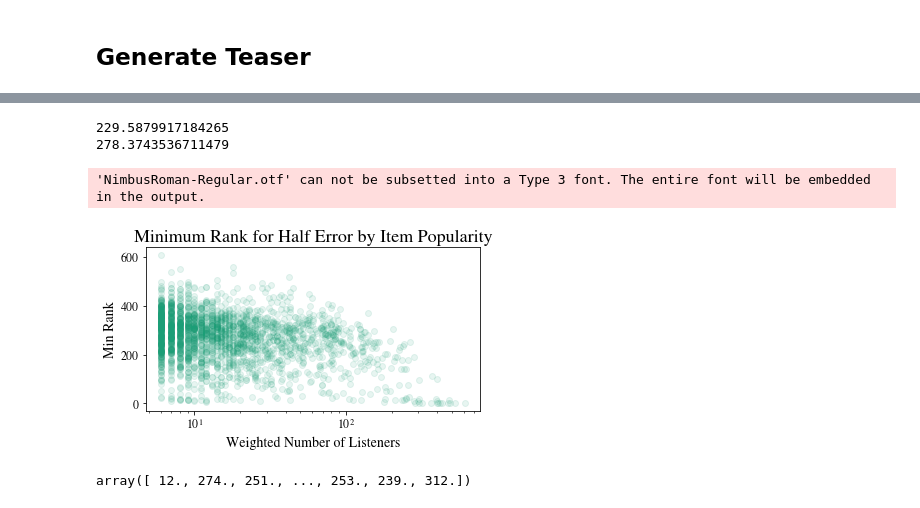
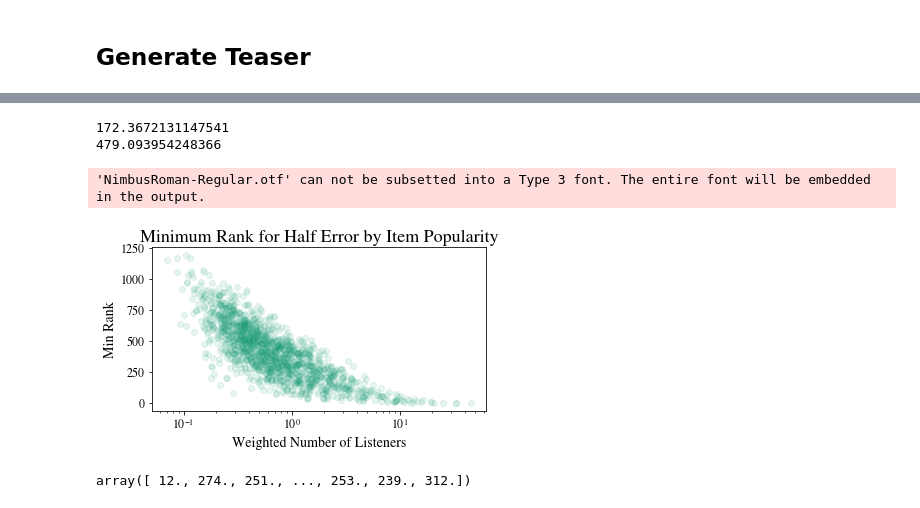
Before and after one commit to dliu18/fair-cf, a Jupyter notebook: Teaser.ipynb, the cells around one changed output, grey strips where cells are left out. Drawn from its saved outputs; the diff is of its cells as text; code cells hidden in the pictures.

```diff
--- a/Teaser.ipynb
+++ b/Teaser.ipynb
@@ -100,7 +42,7 @@ R.shape
 # %%
 def get_lastfm():
-    lastfm_obj = lastfm.lastfm(data_dir = "data/lastfm/")
-    P = lastfm_obj.filter(min_users = 5, min_ratings = 0)
+    lastfm_obj = lastfm(data_dir = "data/lastfm/")
+    P = lastfm_obj.filter(min_users = 10, min_ratings = 10)
 
     P = np.linalg.inv(np.diag(np.sum(P, axis=1))) @ P
     assert np.allclose(np.sum(P, axis=1), np.ones(len(P)))
@@ -168,7 +79,7 @@ SMALL_SIZE = 12
 MEDIUM_SIZE = 18
 BIGGER_SIZE = 18
 
-interval_start_idxs = [1, 50, 100, 150, 200, 250]
+interval_start_idxs = [1, 50, 100, 250, 500, 750, 1000, 1250]
 interval_gap = 10
 
 U, S, Vh = svd(P, full_matrices=False)
@@ -185,13 +96,15 @@ plt.rc('figure', titlesize=BIGGER_SIZE)  # fontsize of the figure title
 ncols = len(interval_start_idxs)
 fig, ax = plt.subplots(figsize = (10, 7))
 
-# err = []
-# for r in np.arange(0, P.shape[1]):
-#     P_pred = P @ Vh[:r].T @ Vh[:r]
-# #     P_pred = P @  proj_matrices_max_pred[r]
-#     err.append(np.linalg.norm(P - P_pred)**2)
+err = []
+proj_mtx = np.zeros((d, d))
+for r in np.arange(0, P.shape[1]+1):
+    if r > 0:
+        proj_mtx += np.outer(Vh[r-1], Vh[r-1])
+    P_pred = P @ proj_mtx
+    err.append(np.linalg.norm(P - P_pred)**2)
 
-# ax.plot(err / np.linalg.norm(P)**2, label = "Global", linewidth = 3, c = colors[-1], linestyle = "--")
+ax.plot(err / np.linalg.norm(P)**2, label = "Global", linewidth = 3, c = colors[-1], linestyle = "--")
 
 for idx, interval_start_idx in enumerate(interval_start_idxs):
     artist_idx = -1
@@ -217,7 +130,7 @@ for idx, interval_start_idx in enumerate(interval_start_idxs):
 
     err = []
     P_pred = np.zeros(P.shape)
-    for r in tqdm(np.arange(0, 300)):
+    for r in tqdm(np.arange(0, d)):
         P_pred += np.outer(P @ Vh[r], Vh[r])
 #         P_pred = P @ proj_matrices_max_pred[r]
         err.append(np.linalg.norm(P[:, artist_idx] - P_pred[:, artist_idx])**2)
@@ -231,5 +144,5 @@ ax.set_xlabel("Rank r")
 ax.set_ylabel("Normalized Item Error")
 ax.set_title("Salience of Trailing Principal Components for Select Artists")
 ax.legend()
-# plt.savefig("figs/salience_of_trailing_components.pdf", bbox_inches = "tight")
+plt.savefig(f"figs/salience_of_trailing_components_{is_binary}_{is_normalized}.pdf", bbox_inches = "tight")
 # %% [output]
@@ -296,46 +196,45 @@ plt.rc('axes', labelsize=14)    # fontsize of the x and y labels
 # plt.rc('font', fontsize=18)    # fontsize of the x and y labels
 
 fig, ax = plt.subplots(figsize = (6, 3))
 ax.set_xscale("log")
 ax.set_xlabel("Weighted Number of Listeners")
 ax.set_ylabel("Min Rank")
 ax.set_title("Minimum Rank for Half Error by Item Popularity")
 
 U, S, Vh = np.linalg.svd(P, full_matrices = False)
 # err = P - P_pred
 # err_normalized = np.linalg.norm(err, axis = 0) / np.linalg.norm(P, axis = 0)
-# min_ranks_for_half_accuracy = np.zeros(P.shape[1])
-# P_pred = np.zeros(P.shape)
-# max_r = min(P.shape)
-# for r in tqdm(range(max_r)):
-#     P_pred += np.outer(P @ Vh[r], Vh[r])
-#     for j in range(P.shape[1]):
-#         norm_err = np.linalg.norm(P[:, j] - P_pred[:, j])**2 / np.linalg.norm(P[:, j])**2
-#         if min_ranks_for_half_accuracy[j] == 0 and norm_err < 0.5:
-#             min_ranks_for_half_accuracy[j] = r
+min_ranks_for_half_accuracy = np.zeros(P.shape[1])
+P_pred = np.zeros(P.shape)
+for r in tqdm(range(1, d+1)):
+    P_pred += np.outer(P @ Vh[r-1], Vh[r-1])
+    for j in range(P.shape[1]):
+        norm_err = np.linalg.norm(P[:, j] - P_pred[:, j])**2 / np.linalg.norm(P[:, j])**2
+        if min_ranks_for_half_accuracy[j] == 0 and norm_err <= 0.5:
+            min_ranks_for_half_accuracy[j] = r
 
-popularities = np.sum(P_binary, axis = 0)
+popularities = np.sum(P, axis = 0)
 ax.scatter(x = popularities, y = min_ranks_for_half_accuracy, c = colors[0], alpha = 0.1, label = "Vanilla")
 
 # P_pred = P @ proj_matrices_max_pred[r]
 # err = P - P_pred
 # err_normalized = np.linalg.norm(err, axis = 0) / np.linalg.norm(P, axis = 0)
 # ax.scatter(x = popularities, y = err_normalized, c = colors[1], alpha = 0.4, label = "Max Prediction")
 
 #ax.set_yscale("log")
 # ax.legend()
 
 num_head = int(0.2 * P.shape[1])
 top_popularities_idx = np.argsort(popularities)
 print(np.mean(min_ranks_for_half_accuracy[top_popularities_idx[-num_head:]]))
 print(np.mean(min_ranks_for_half_accuracy[top_popularities_idx[:-num_head]]))
 
 fig.savefig("figs/top_artist_specialization.pdf", bbox_inches = "tight")
 # %% [output]
-229.5879917184265
-278.3743536711479
+172.3672131147541
+479.093954248366
 'NimbusRoman-Regular.otf' can not be subsetted into a Type 3 font. The entire font will be embedded in the output.
-[figure, old version]
+[figure, new version]
 # %%
 min_ranks_for_half_accuracy
 # %% [output]
```
Also changed, not shown: parts of 8 cells of this notebook, 6 other files.
